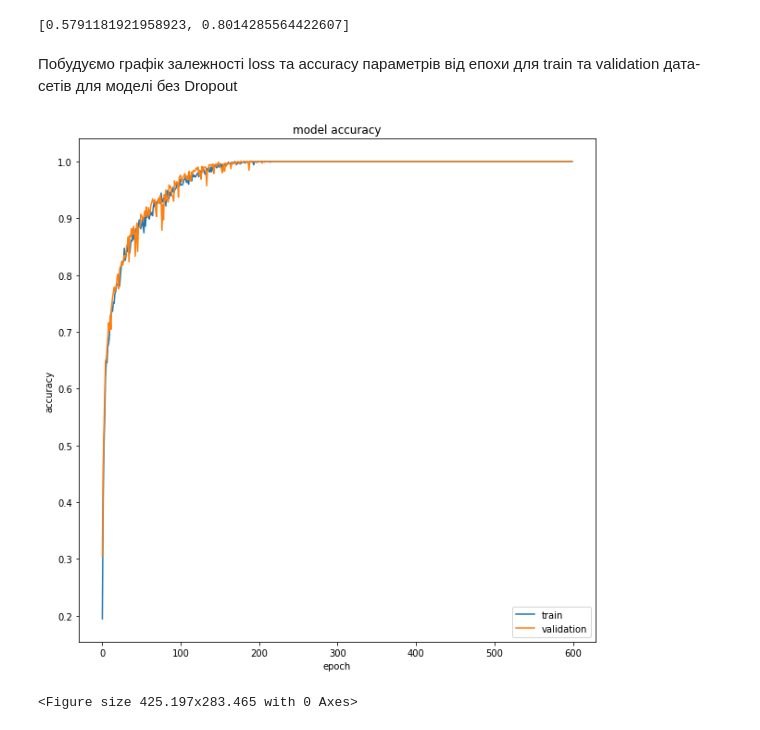
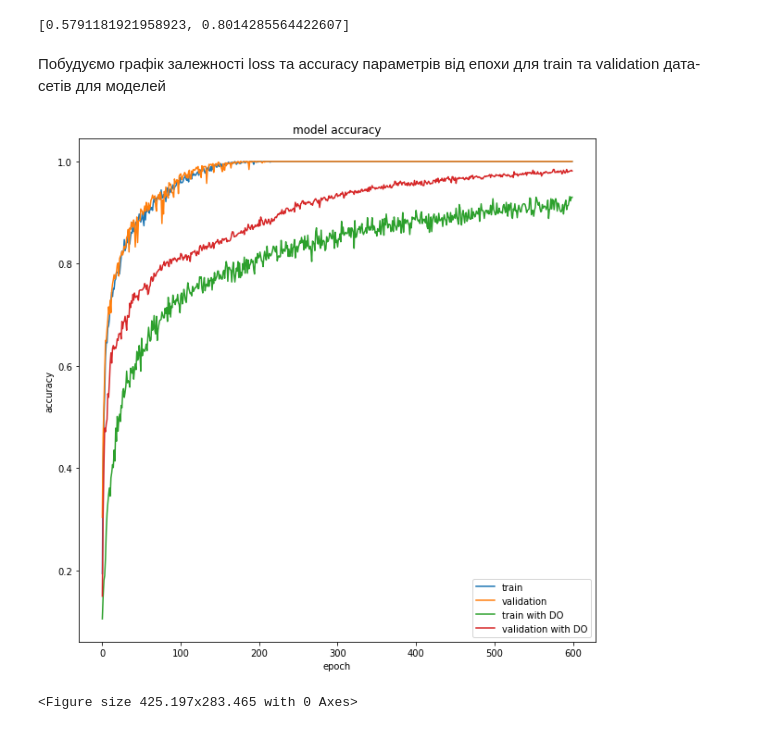
Before and after one commit to ClickerDG/ml_dropout, a Jupyter notebook: ml_dropout2.0.ipynb, the cells around one changed output. Drawn from its saved outputs; the diff is of its cells as text; code cells hidden in the pictures.

```diff
--- a/ml_dropout2.0.ipynb
+++ b/ml_dropout2.0.ipynb
@@ -130,23 +130,25 @@ modelDO.evaluate(test_images, test_labels)
 22/22 [==============================] - 0s 2ms/step - loss: 0.5791 - accuracy: 0.8014
 [0.5791181921958923, 0.8014285564422607]
 # %% [markdown]
-Побудуємо графік залежності loss та accuracy параметрів від епохи для train та validation дата-сетів для моделі без Dropout
+Побудуємо графік залежності loss та accuracy параметрів від епохи для train та validation дата-сетів для моделей
 # %%
 from matplotlib import pyplot as plt
 
 def cm_to_inch(value):
     return value/2.54
 
 plt.plot(history.history['accuracy'])
 plt.plot(history.history['val_accuracy'])
+plt.plot(historyDO.history['accuracy'])
+plt.plot(historyDO.history['val_accuracy'])
 plt.title('model accuracy')
 plt.ylabel('accuracy')
 plt.xlabel('epoch')
-plt.legend(['train', 'validation'], loc='lower right')
+plt.legend(['train', 'validation', 'train with DO', 'validation with DO'], loc='lower right')
 plt.figure(figsize=(cm_to_inch(15),cm_to_inch(10)))
 plt.show()
 # %% [output]
-[figure, old version]
+[figure, new version]
 <Figure size 425.197x283.465 with 0 Axes>
 # %%
 plt.plot(history.history['loss'])
```
Also changed, not shown: parts of 4 cells of this notebook.
